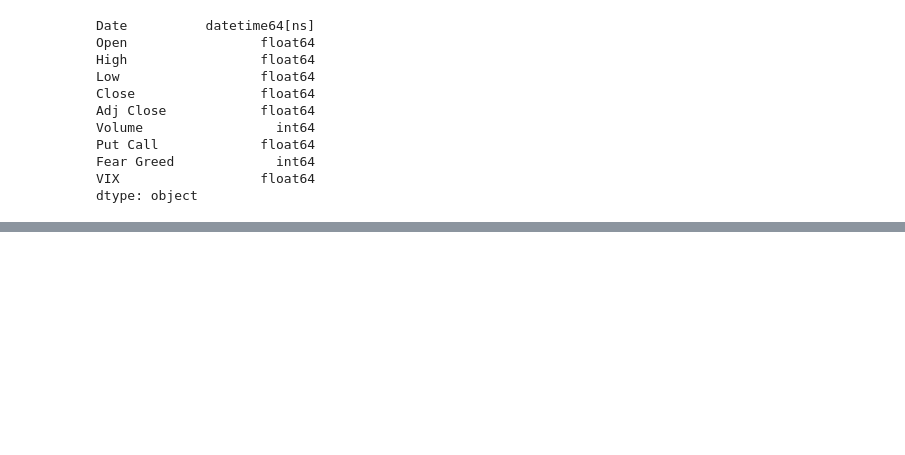
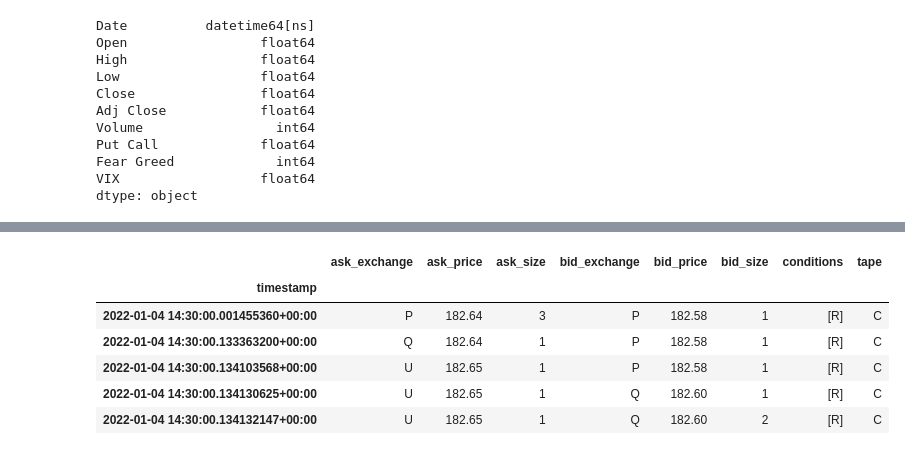
Before and after one commit to alexanu/Python_Trading_Snippets, a Jupyter notebook: Ideas_visual.ipynb, the cells around one changed output, grey strips where cells are left out. Saved outputs shown, nothing was run; the diff lists cells and outputs as text; code cells hidden in the pictures; blank space fills up the shorter version.

```diff
--- a/Ideas_visual.ipynb
+++ b/Ideas_visual.ipynb
@@ -54,3 +67,14 @@ small_data=data.loc[data['Date'] > "2019"]
 fig = make_subplots(specs=[[{'secondary_y': True}]])
 fig.add_trace(go.Scatter(x=small_data['Date'], y= small_data['Adj Close']), secondary_y=False)
 fig.add_trace(go.Scatter(x=small_data['Date'], y= small_data['Fear Greed']), secondary_y=True)
+# %%
+symbols = ["SPY", "TSLA", "AAPL"]
+timeframe = "1Day"
+start = "2022-06-01"
+end = "2022-06-30"
+# Retrieve daily bars for SPY, TSLA, and AAPL in a DataFrame
+bars = alpaca.get_bars(symbols, timeframe, start, end).df
+spy_bars = bars.loc[bars["symbol"] == "SPY"]
+tsla_bars = bars.loc[bars["symbol"] == "TSLA"]
+aapl_bars = bars.loc[bars["symbol"] == "AAPL"]
+spy_bars.head(2)
@@ -56,0 +103,22 @@ fig.add_trace(go.Scatter(x=small_data['Date'], y= small_data['Fear Greed']), sec
+# %%
+start = "2022-01-04T14:30:00Z"
+end = "2022-01-04T21:00:00Z"
+limit = 1000
+# Get Shopify quotes in a dataframe and print the first 5 rows
+aapl_quotes = alpaca.get_quotes(symbols[2], start, end, limit).df
+aapl_quotes.head()
+quotes_spread = aapl_quotes["ask_price"] - aapl_quotes["bid_price"]
+spread_plot = px.line(aapl_quotes, x=aapl_quotes.index, y=quotes_spread)
+spread_plot.update_layout(
+    title="Bid-ask spread as a function of time",
+    xaxis_title="Time of day",
+    yaxis_title="Bid-ask spread ($USD)"
+)
+# %% [output]
+|  | ask_exchange | ask_price | ask_size | bid_exchange | bid_price | bid_size | conditions | tape |
+| timestamp |  |  |  |  |  |  |  |  |
+| 2022-01-04 14:30:00.001455360+00:00 | P | 182.64 | 3 | P | 182.58 | 1 | [R] | C |
+| 2022-01-04 14:30:00.133363200+00:00 | Q | 182.64 | 1 | P | 182.58 | 1 | [R] | C |
+| 2022-01-04 14:30:00.134103568+00:00 | U | 182.65 | 1 | P | 182.58 | 1 | [R] | C |
+| 2022-01-04 14:30:00.134130625+00:00 | U | 182.65 | 1 | Q | 182.60 | 1 | [R] | C |
+| 2022-01-04 14:30:00.134132147+00:00 | U | 182.65 | 1 | Q | 182.60 | 2 | [R] | C |
```
Also changed, not shown: parts of 17 cells of this notebook, 3 other files.
